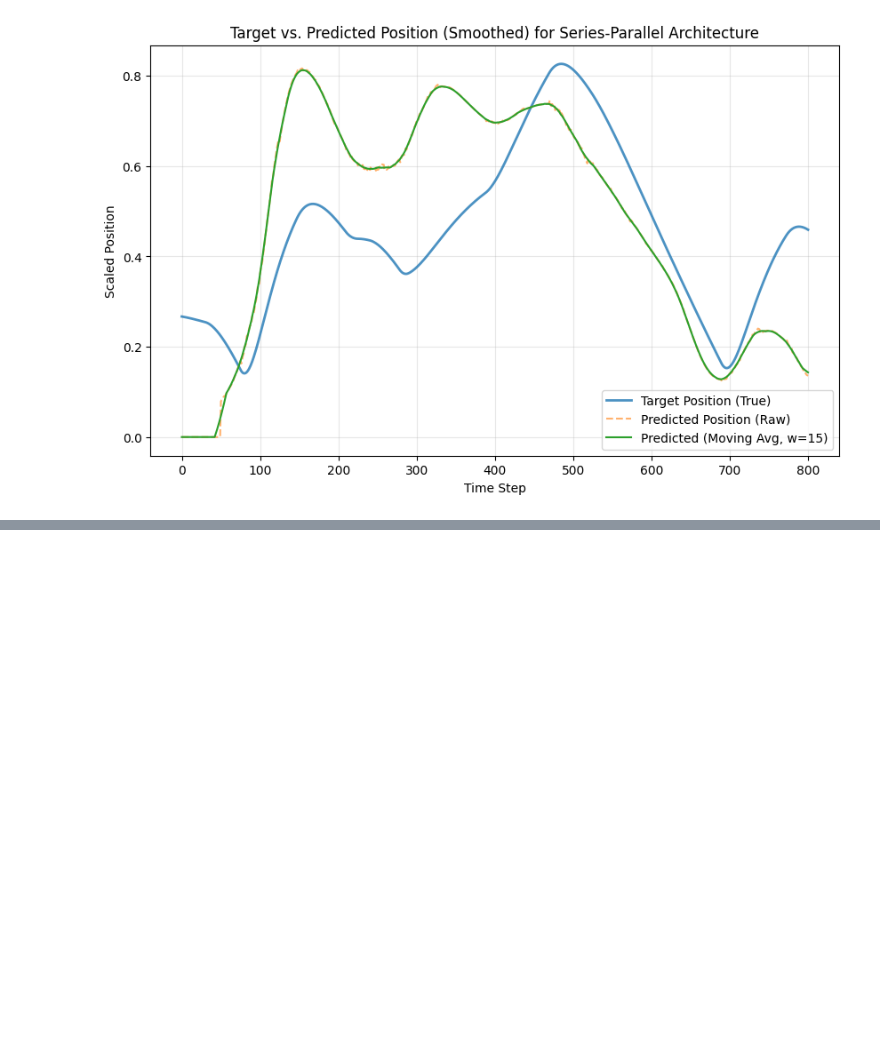
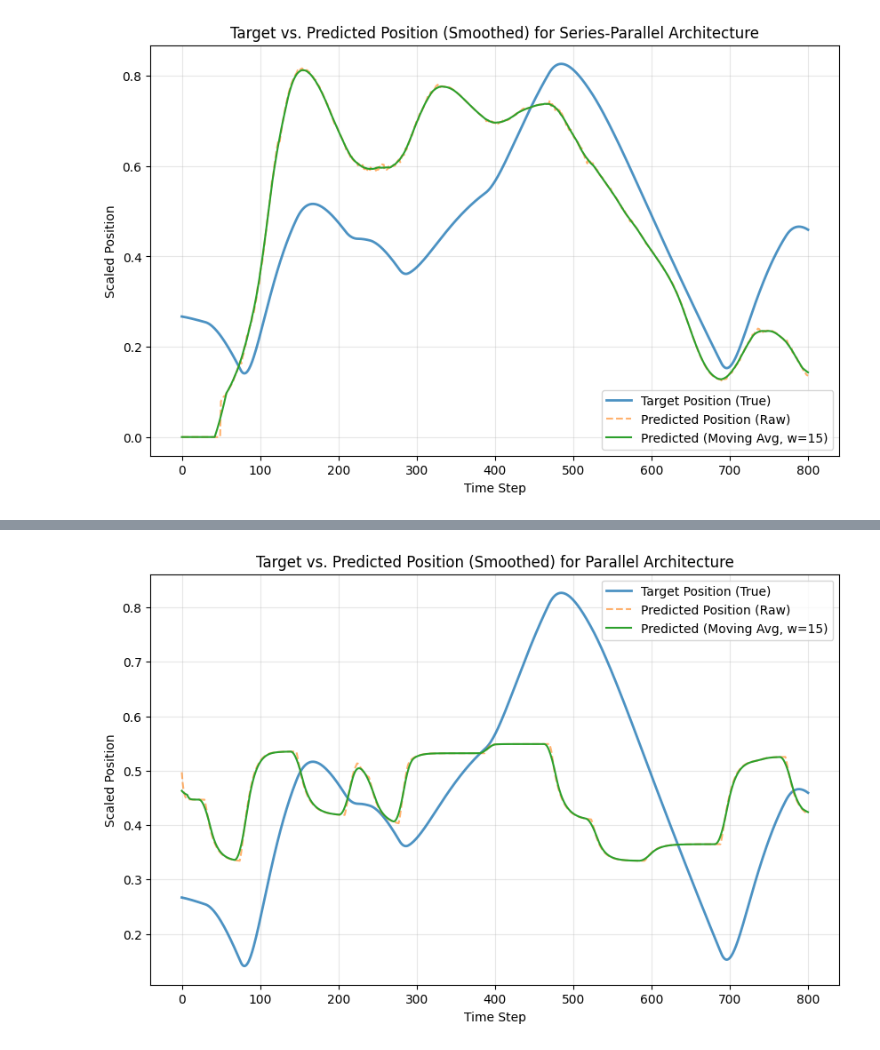
Before and after one commit to ilmarcopardo/NARX, a Jupyter notebook: narx_test.ipynb, the cells around one changed output, grey strips where cells are left out. Cells and saved outputs as stored; diff of their text form; code cells hidden in the pictures; blank space fills up the shorter version.

```diff
--- a/narx.ipynb
+++ b/narx_test.ipynb
@@ -349,0 +459,29 @@ plt.show()
+# %%
+import torch
+import matplotlib.pyplot as plt
+import pandas as pd
+
+with torch.no_grad():
+    model.eval()
+    y_pred = model(test_current)
+
+y_pred_numpy = y_pred.squeeze().detach().cpu().numpy()
+test_position_numpy = test_position.squeeze().detach().cpu().numpy()
+
+window_size = 15
+y_pred_series = pd.Series(y_pred_numpy)
+y_pred_ma = y_pred_series.rolling(window=window_size, center=True, min_periods=1).mean().to_numpy()
+
+plt.figure(figsize=(10, 6))
+plt.plot(test_position_numpy, label='Target Position (True)', linewidth=2, alpha=0.8)
+plt.plot(y_pred_numpy, label='Predicted Position (Raw)', alpha=0.6, linestyle='--')
+plt.plot(y_pred_ma, label=f'Predicted (Moving Avg, w={window_size})', linewidth=1.5)
+
+plt.title("Target vs. Predicted Position (Smoothed) for Parallel Architecture")
+plt.xlabel("Time Step")
+plt.ylabel("Scaled Position")
+plt.legend()
+plt.grid(True, alpha=0.3)
+plt.show()
+# %% [output]
+[figure, added]
```
Also changed, not shown: parts of 4 cells of this notebook.
